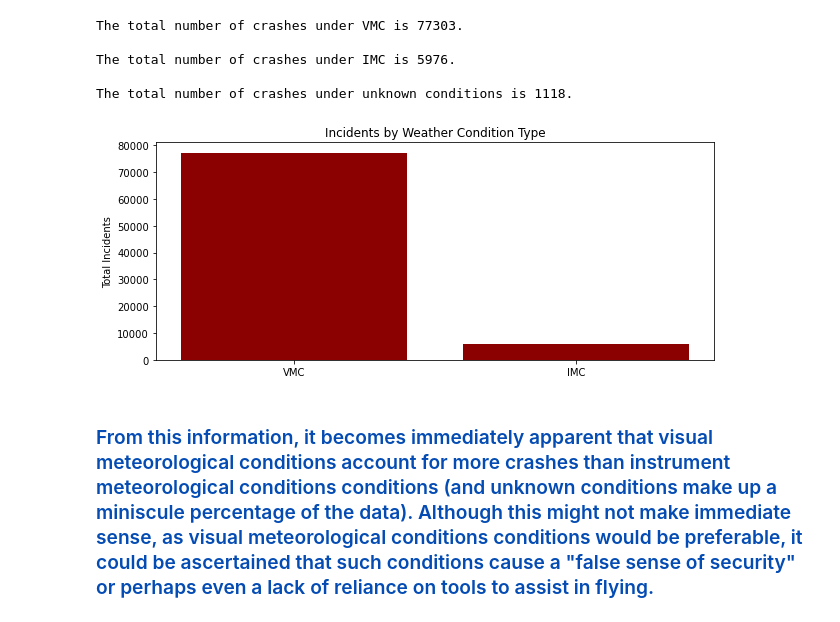
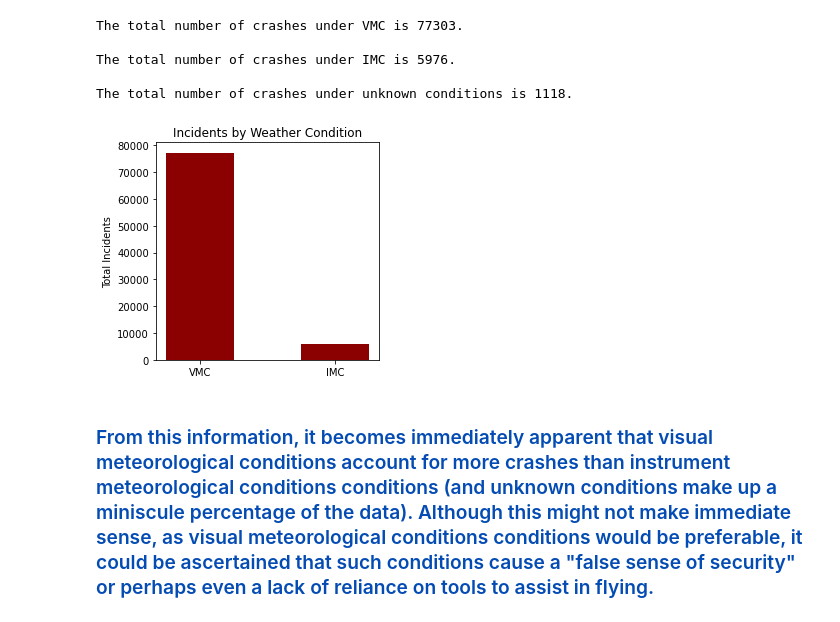
Before and after one commit to a-JAVA-chip-frappuccino/Aviation-Accidents-Analysis, a Jupyter notebook: student.ipynb, the cells around one changed output. Cells and saved outputs as stored; diff of their text form; code cells hidden in the pictures.

```diff
--- a/student.ipynb
+++ b/student.ipynb
@@ -287,18 +291,18 @@ The total number of crashes under unknown conditions is 1118.
 # %%
 fig, ax = plt.subplots()
 
-fig.set_figwidth(10)
+fig.set_figwidth(4)
 
-ax.bar("VMC", total_vmc, color = 'darkred')
+ax.bar("VMC", total_vmc, color = 'darkred', width = 0.5)
 
-ax.bar("IMC", total_imc, color = 'darkred')
+ax.bar("IMC", total_imc, color = 'darkred', width = 0.5)
 
-ax.set_title("Incidents by Weather Condition Type")
+ax.set_title("Incidents by Weather Condition")
 ax.set_ylabel("Total Incidents")
 
 plt.show()
 # %% [output]
-[figure, old version]
+[figure, new version]
 # %% [markdown]
 ### <font color = '#044cb3'>From this information, it becomes immediately apparent that visual meteorological conditions account for more crashes than instrument meteorological conditions conditions (and unknown conditions make up a miniscule percentage of the data). Although this might not make immediate sense, as visual meteorological conditions conditions would be preferable, it could be ascertained that such conditions cause a "false sense of security" or perhaps even a lack of reliance on tools to assist in flying.
 # %% [markdown]
```
Also changed, not shown: parts of 3 cells of this notebook.
